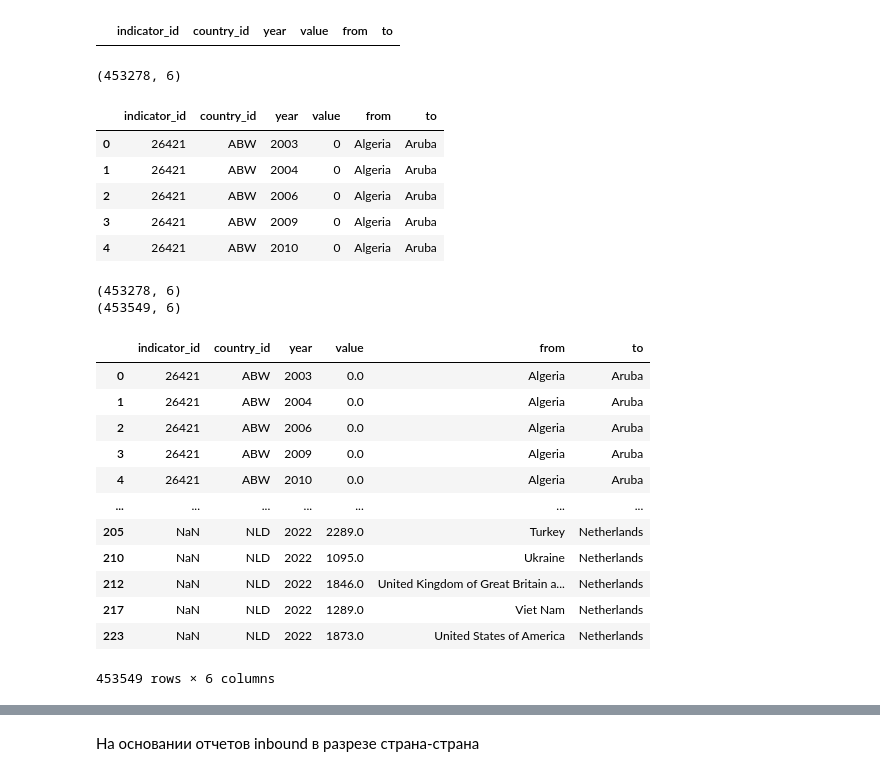
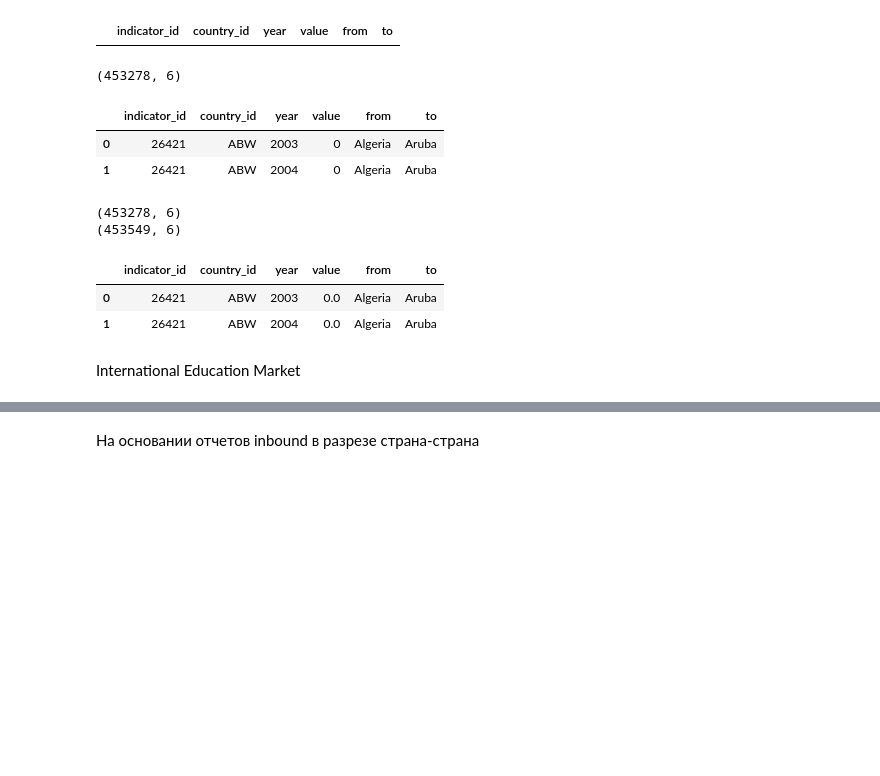
Before and after one commit to YuliyaTorgasheva/students_mobility, a Jupyter notebook: international_students_mob_CA.ipynb, the cells around one changed output, grey strips where cells are left out. Drawn from its saved outputs; the diff is of its cells as text; code cells hidden in the pictures; blank space fills up the shorter version.

```diff
--- a/international_students_mob_CA.ipynb
+++ b/international_students_mob_CA.ipynb
@@ -29,16 +58,15 @@ Index(['indicator_id', 'country_id', 'year', 'value', 'magnitude',
 # %%
-#данные въезда в США за 2022 г
-usa_add_long = pd.read_csv(r"C:\Users\yuliy\Education_Projects\students_mobility\usa_inbound.csv")
+#Add USA inbound students
+usa_add_long = pd.read_csv("usa_inbound.csv")
 usa_add_long['to'] = 'United States of America'
 usa_add_long['year'] = '2022'
 usa_add_long = usa_add_long.rename(columns={'unesco':'from'})
 usa_add_long = usa_add_long[['from','to','year','2022']]
 usa_add_long.columns = ['from','to','year','value']
 usa_add_long = usa_add_long[usa_add_long['from']!='#Н/Д']
-usa_add_long['value'] = usa_add_long['value'].fillna(0)
-usa_add_long['value'] = usa_add_long['value'].astype(int)
+usa_add_long['value'] = usa_add_long['value'].fillna(0).astype(int)
 usa_add_long['country_id'] = 'USA'
-usa_add_long.head()
+usa_add_long.head(2)
 # %% [output]
 |  | from | to | year | value | country_id |
 | 0 | Afghanistan | United States of America | 2022 | 682 | USA |
@@ -49,9 +74,9 @@ usa_add_long.head()
 # %%
-#данные въезда в Казахстан за 2022 г
-kaz_add_long = pd.read_csv(r"C:\Users\yuliy\Education_Projects\students_mobility\kazakhstan_inbound.csv")
+#Add Kazakhstan inbound students
+kaz_add_long = pd.read_csv("kazakhstan_inbound.csv")
 kaz_add_long['year'] = kaz_add_long['year'].astype(str)
 kaz_add_long['country_id'] = 'KAZ'
-kaz_add_long.head()
+kaz_add_long.head(2)
 # %% [output]
 |  | from | to | year | value | country_id |
 | 0 | Uzbekistan | Kazakhstan | 2022 | 9571.0 | KAZ |
@@ -62,9 +84,10 @@ kaz_add_long.head()
 # %%
-nld_add_long = pd.read_csv(r"C:\Users\yuliy\Education_Projects\students_mobility\nld_inbound.csv")
+#Addd Netherlands inbound students
+nld_add_long = pd.read_csv("nld_inbound.csv")
 nld_add_long  = nld_add_long.dropna()
 nld_add_long['year'] = nld_add_long['year'].astype(str)
 nld_add_long['country_id'] = 'NLD'
-nld_add_long.head()
+nld_add_long.head(2)
 # %% [output]
 |  | from | to | year | value | country_id |
 | 18 | Belgium | Netherlands | 2022 | 4780.0 | NLD |
@@ -122,39 +149,29 @@ total_from_to[((total_from_to['to'] == 'Kazakhstan') & (total_from_to['year'] ==
 # %% [output]
 |  | indicator_id | country_id | year | value | from | to |
 # %%
-#удалим строки 2022  в США - пустые
+#delete empty 2022 rows for the USA, Netherlands, Mexico
 total_from_to['year'] = total_from_to['year'].astype(str)
 total_from_to = total_from_to[~((total_from_to['to'] == 'United States of America') & (total_from_to['year'] == '2022'))]
 total_from_to = total_from_to[~((total_from_to['to']=='Netherlands') & (total_from_to['year']=='2022'))]
 total_from_to = total_from_to[~((total_from_to['to']=='Kazakhstan') & (total_from_to['year']=='2022'))]
 print(total_from_to.shape)
-total_from_to.head()
+total_from_to.head(2)
 # %% [output]
 (453278, 6)
 |  | indicator_id | country_id | year | value | from | to |
 | 0 | 26421 | ABW | 2003 | 0 | Algeria | Aruba |
 | 1 | 26421 | ABW | 2004 | 0 | Algeria | Aruba |
-| 2 | 26421 | ABW | 2006 | 0 | Algeria | Aruba |
-| 3 | 26421 | ABW | 2009 | 0 | Algeria | Aruba |
-| 4 | 26421 | ABW | 2010 | 0 | Algeria | Aruba |
 # %%
 print(total_from_to.shape)
+#Add absent countries into df
 total_from_to = pd.concat([total_from_to,usa_add_long,kaz_add_long,nld_add_long])
 print(total_from_to.shape)
-total_from_to
+total_from_to.head(2)
 # %% [output]
 (453278, 6)
 (453549, 6)
 |  | indicator_id | country_id | year | value | from | to |
 | 0 | 26421 | ABW | 2003 | 0.0 | Algeria | Aruba |
 | 1 | 26421 | ABW | 2004 | 0.0 | Algeria | Aruba |
-| 2 | 26421 | ABW | 2006 | 0.0 | Algeria | Aruba |
-| 3 | 26421 | ABW | 2009 | 0.0 | Algeria | Aruba |
-| 4 | 26421 | ABW | 2010 | 0.0 | Algeria | Aruba |
-| ... | ... | ... | ... | ... | ... | ... |
-| 205 | NaN | NLD | 2022 | 2289.0 | Turkey | Netherlands |
-| 210 | NaN | NLD | 2022 | 1095.0 | Ukraine | Netherlands |
-| 212 | NaN | NLD | 2022 | 1846.0 | United Kingdom of Great Britain a... | Netherlands |
-| 217 | NaN | NLD | 2022 | 1289.0 | Viet Nam | Netherlands |
-| 223 | NaN | NLD | 2022 | 1873.0 | United States of America | Netherlands |
-453549 rows × 6 columns
+# %% [markdown]
+International Education Market
```
Also changed, not shown: parts of 45 cells of this notebook, 24 other files.
